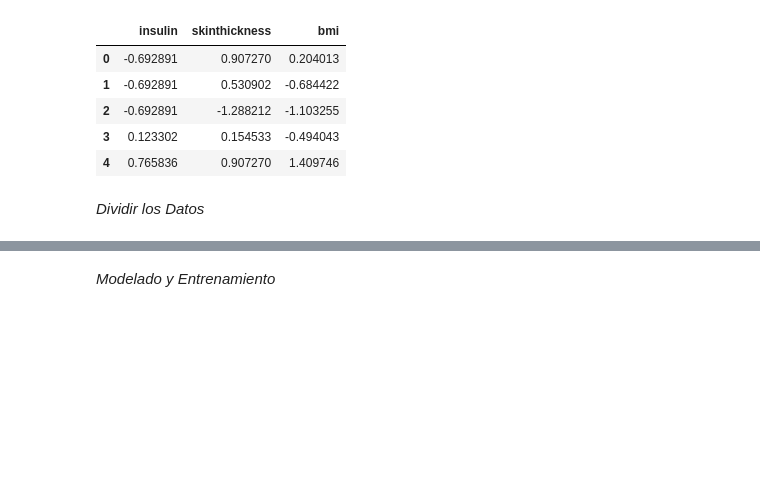
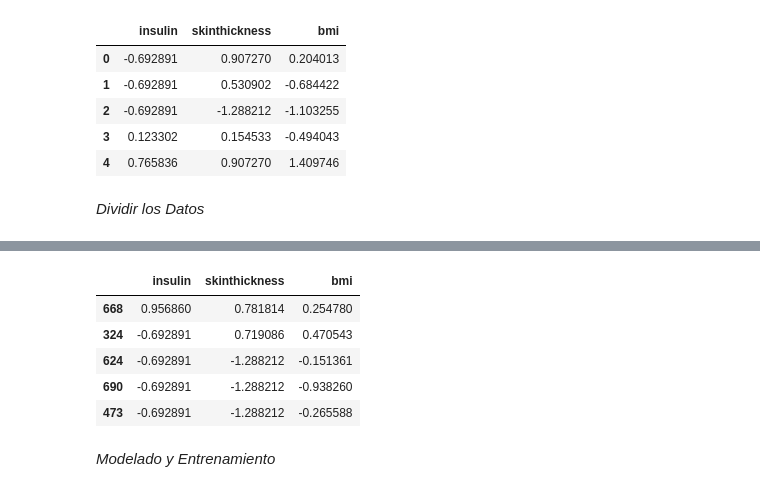
Before and after one commit to Andru-1987/86400_data_science_i_diplomatura, a Jupyter notebook: 07_aprendizaje_supervisado/clase_practica/01_linear_regression.ipynb, the cells around one changed output, grey strips where cells are left out. Cells and saved outputs as stored; diff of their text form; code cells hidden in the pictures; blank space fills up the shorter version.

```diff
--- a/07_aprendizaje_supervisado/clase_practica/01_linear_regression.ipynb
+++ b/07_aprendizaje_supervisado/clase_practica/01_linear_regression.ipynb
@@ -68,3 +102,12 @@ X_train, X_test, y_train, y_test = train_test_split(X_scaled, y, test_size=0.2,
+# %%
+X_test.head()
+# %% [output]
+|  | insulin | skinthickness | bmi |
+| 668 | 0.956860 | 0.781814 | 0.254780 |
+| 324 | -0.692891 | 0.719086 | 0.470543 |
+| 624 | -0.692891 | -1.288212 | -0.151361 |
+| 690 | -0.692891 | -1.288212 | -0.938260 |
+| 473 | -0.692891 | -1.288212 | -0.265588 |
 # %% [markdown]
 *Modelado y Entrenamiento*
 # %%
```
Also changed, not shown: parts of 7 cells of this notebook.
